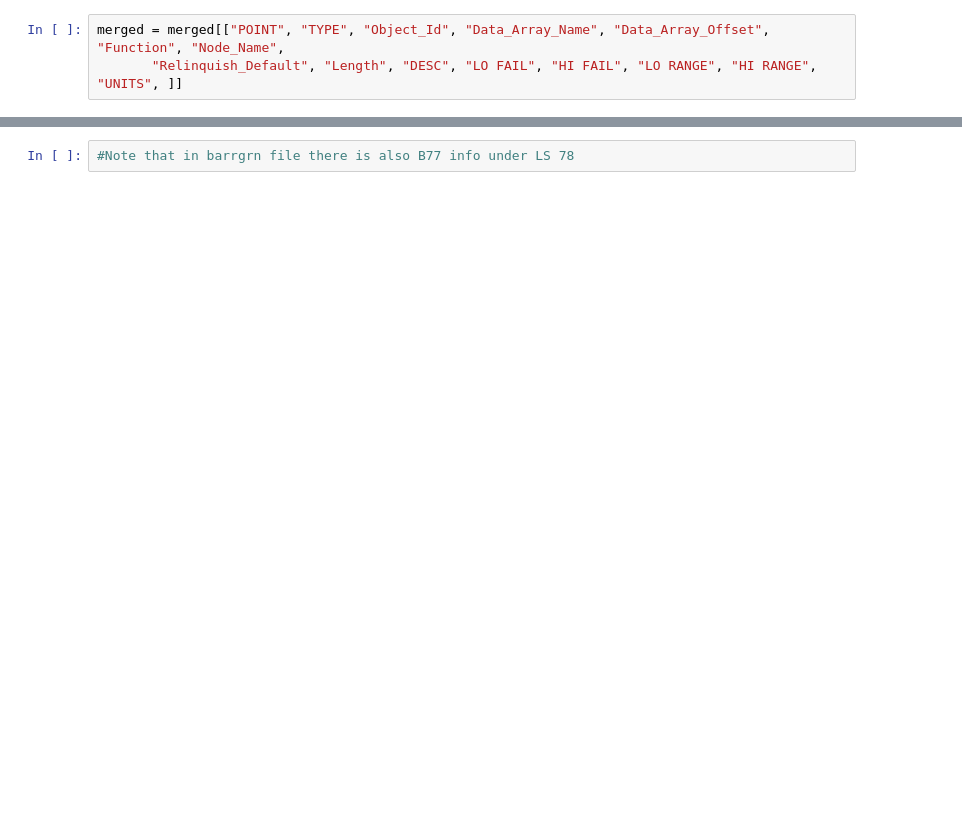
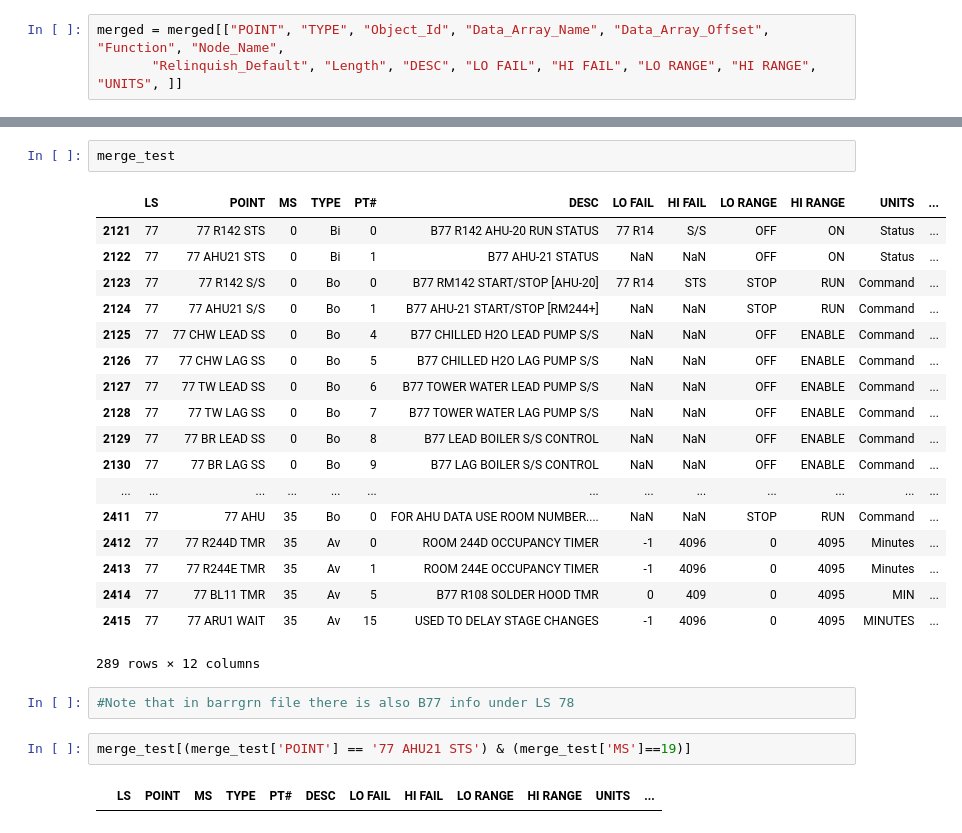
Before and after one commit to lbnl-bldg-data-tools/barrington_integrator, a Jupyter notebook: tbl_split.ipynb, the cells around one changed output, grey strips where cells are left out. Cells and saved outputs as stored; diff of their text form; blank space fills up the shorter version.

```diff
--- a/tbl_split.ipynb
+++ b/tbl_split.ipynb
@@ -236,2 +217,27 @@ merge_test[merge_test['MS'] == 8]
+# %%
+merge_test
+# %% [output]
+|  | LS | POINT | MS | TYPE | PT# | DESC | LO FAIL | HI FAIL | LO RANGE | HI RANGE | UNITS | ... |
+| 2121 | 77 | 77 R142 STS | 0 | Bi | 0 | B77 R142 AHU-20 RUN STATUS | 77 R14 | S/S | OFF | ON | Status | ... |
+| 2122 | 77 | 77 AHU21 STS | 0 | Bi | 1 | B77 AHU-21 STATUS | NaN | NaN | OFF | ON | Status | ... |
+| 2123 | 77 | 77 R142 S/S | 0 | Bo | 0 | B77 RM142 START/STOP [AHU-20] | 77 R14 | STS | STOP | RUN | Command | ... |
+| 2124 | 77 | 77 AHU21 S/S | 0 | Bo | 1 | B77 AHU-21 START/STOP [RM244+] | NaN | NaN | STOP | RUN | Command | ... |
+| 2125 | 77 | 77 CHW LEAD SS | 0 | Bo | 4 | B77 CHILLED H2O LEAD PUMP S/S | NaN | NaN | OFF | ENABLE | Command | ... |
+| 2126 | 77 | 77 CHW LAG SS | 0 | Bo | 5 | B77 CHILLED H2O LAG PUMP S/S | NaN | NaN | OFF | ENABLE | Command | ... |
+| 2127 | 77 | 77 TW LEAD SS | 0 | Bo | 6 | B77 TOWER WATER LEAD PUMP S/S | NaN | NaN | OFF | ENABLE | Command | ... |
+| 2128 | 77 | 77 TW LAG SS | 0 | Bo | 7 | B77 TOWER WATER LAG PUMP S/S | NaN | NaN | OFF | ENABLE | Command | ... |
+| 2129 | 77 | 77 BR LEAD SS | 0 | Bo | 8 | B77 LEAD BOILER S/S CONTROL | NaN | NaN | OFF | ENABLE | Command | ... |
+| 2130 | 77 | 77 BR LAG SS | 0 | Bo | 9 | B77 LAG BOILER S/S CONTROL | NaN | NaN | OFF | ENABLE | Command | ... |
+| ... | ... | ... | ... | ... | ... | ... | ... | ... | ... | ... | ... | ... |
+| 2411 | 77 | 77 AHU | 35 | Bo | 0 | FOR AHU DATA USE ROOM NUMBER.... | NaN | NaN | STOP | RUN | Command | ... |
+| 2412 | 77 | 77 R244D TMR | 35 | Av | 0 | ROOM 244D OCCUPANCY TIMER | -1 | 4096 | 0 | 4095 | Minutes | ... |
+| 2413 | 77 | 77 R244E TMR | 35 | Av | 1 | ROOM 244E OCCUPANCY TIMER | -1 | 4096 | 0 | 4095 | Minutes | ... |
+| 2414 | 77 | 77 BL11 TMR | 35 | Av | 5 | B77 R108 SOLDER HOOD TMR | 0 | 409 | 0 | 4095 | MIN | ... |
+| 2415 | 77 | 77 ARU1 WAIT | 35 | Av | 15 | USED TO DELAY STAGE CHANGES | -1 | 4096 | 0 | 4095 | MINUTES | ... |
+289 rows × 12 columns
 # %%
 #Note that in barrgrn file there is also B77 info under LS 78
+# %%
+merge_test[(merge_test['POINT'] == '77 AHU21 STS') & (merge_test['MS']==19)]
+# %% [output]
+|  | LS | POINT | MS | TYPE | PT# | DESC | LO FAIL | HI FAIL | LO RANGE | HI RANGE | UNITS | ... |
```
Also changed, not shown: parts of 9 cells of this notebook, 1 other file.
